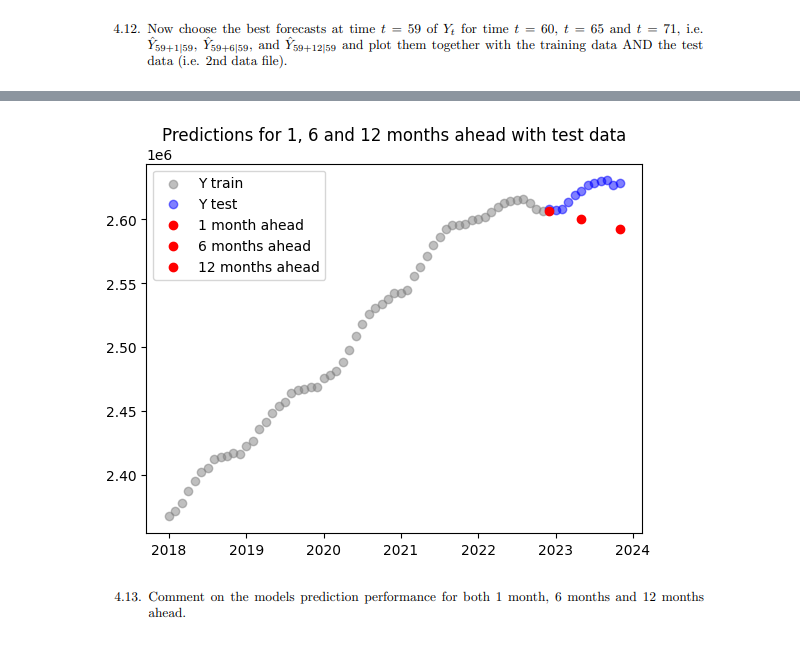
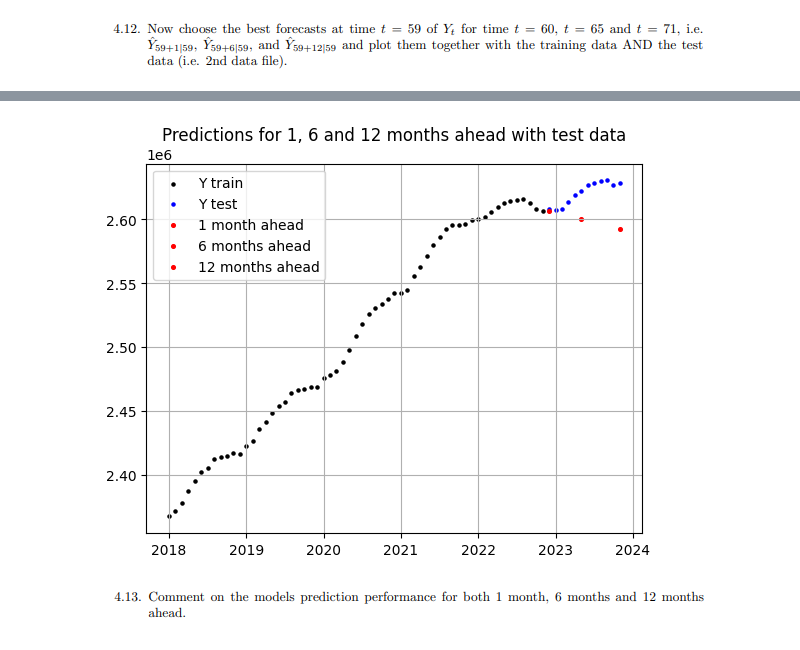
Before and after one commit to jakwisn/DTU-2024-TimeSeriesAnalysis, a Jupyter notebook: assignment1/a1e4.ipynb, the cells around one changed output, grey strips where cells are left out. Cells and saved outputs as stored; diff of their text form; code cells hidden in the pictures.

```diff
--- a/assignment1/a1e4.ipynb
+++ b/assignment1/a1e4.ipynb
@@ -345,17 +350,18 @@ test = pd.read_excel('DST_BIL54_test.xlsx', index_col=0).T
 Y_test = test['Drivmidler i alt']
 X_test = np.arange(X[-1] + 1/12, 2024-2/12,  1/12)
 # %%
-plt.scatter(x=X, y=Y, label='Y train', alpha=0.5, color='gray', marker='o')
-plt.scatter(x=X_test, y=Y_test, label='Y test', alpha=0.5, color='blue', marker='o')
+plt.scatter(X, Y, 5, label='Y train', color='black', marker='o')
+plt.scatter(X_test, Y_test, 5, label='Y test', color='blue', marker='o')
 
-plt.scatter(x=X[-1] + 1/12, y=preds_60, label='1 month ahead', color='red')
-plt.scatter(x=X[-1] + 6/12, y=preds_65, label='6 months ahead', color='red')
-plt.scatter(x=X[-1] + 12/12, y=preds_71, label='12 months ahead', color='red')
+plt.scatter(X[-1] + 1/12, preds_60, 7, label='1 month ahead', color='red')
+plt.scatter(X[-1] + 6/12, preds_65, 7,label='6 months ahead', color='red')
+plt.scatter(X[-1] + 12/12, preds_71, 7, label='12 months ahead', color='red')
 
+plt.grid()
 plt.legend()
 plt.title('Predictions for 1, 6 and 12 months ahead with test data')
 plt.savefig('local_trend_model_test.png')
 # %% [output]
-[figure, old version]
+[figure, new version]
 # %% [markdown]
 ![image.png](attachment:image.png)
```
Also changed, not shown: parts of 9 cells of this notebook.
